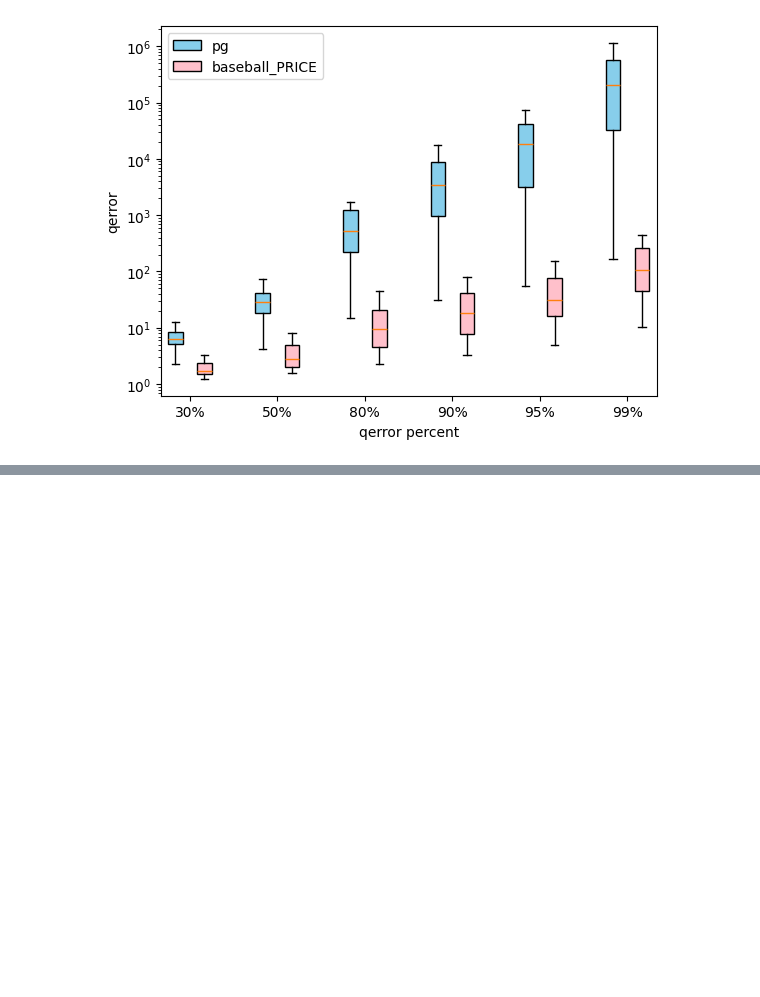
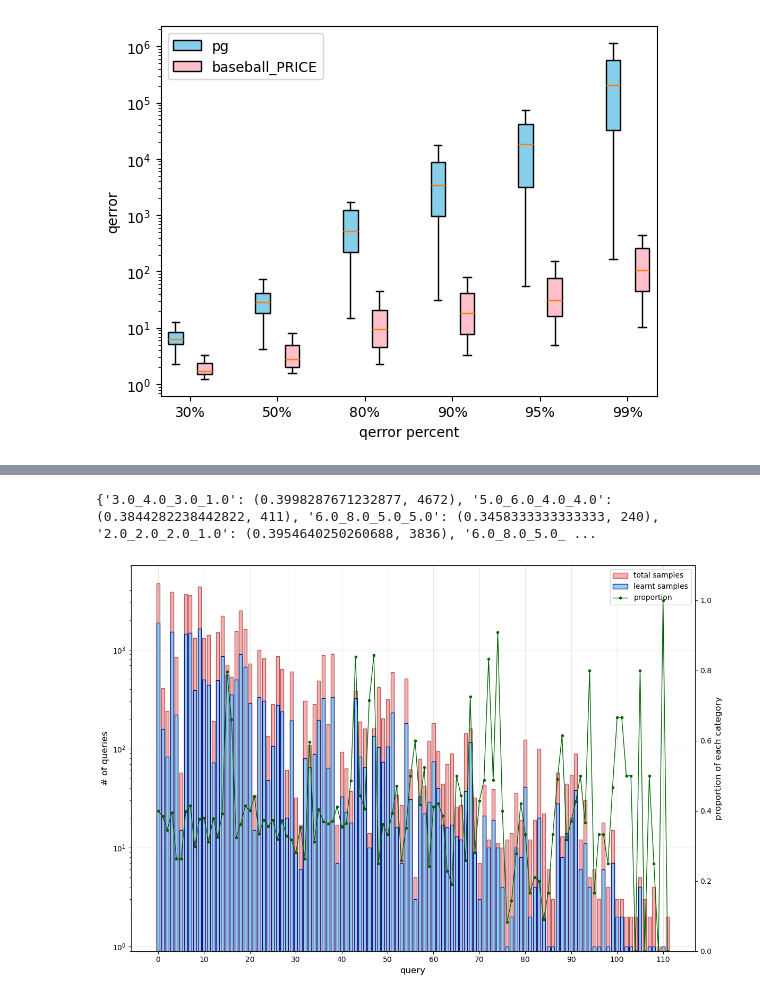
Before and after one commit to spiceandwolf/PRICE, a Jupyter notebook: draw_figure.ipynb, the cells around one changed output, grey strips where cells are left out. Drawn from its saved outputs; the diff is of its cells as text; code cells hidden in the pictures; blank space fills up the shorter version.

```diff
--- a/draw_figure.ipynb
+++ b/draw_figure.ipynb
@@ -468,0 +690,57 @@ plt.show()
+# %%
+#  Proportion of Learnt Samples in the Baseball Database by Query Categories
+
+import matplotlib.pyplot as plt
+import json
+import numpy as np
+
+with open('results/domain_scores/summary_baseball_scores.json', 'r', encoding='utf-8') as fin:
+        summary = json.load(fin)
+
+q_score, total_q_scores = summary['149']
+
+keys = list(q_score.keys())
+q_values = [q_score[key] for key in keys]
+total_values = [total_q_scores[key] for key in keys]
+
+proportions = [q_score[key] / total_q_scores[key] for key in keys]
+print({key: (q_score[key] / total_q_scores[key], total_q_scores[key]) for key in keys})
+
+fig, ax1 = plt.subplots(figsize=(12, 8))
+
+x = np.arange(len(keys))
+
+width = 0.35
+
+bars_total = ax1.bar(x, total_values, width=0.7, label='total samples',
+                     color='lightcoral', alpha=0.6, edgecolor='darkred', linewidth=1)
+bars_q = ax1.bar(x, q_values, width=0.7, label='learnt samples',
+                 color='skyblue', alpha=0.9, edgecolor='darkblue', linewidth=1)
+
+ax1.set_yscale('log')
+ax1.set_ylim(0.9, None)
+ax1.set_ylabel('# of queries', fontsize=12)
+ax1.set_xlabel('query', fontsize=12)
+
+ax2 = ax1.twinx()
+line = ax2.plot(x, proportions, 'go-', linewidth=1, markersize=3, label='proportion', color='darkgreen')
+
+ax2.set_ylabel('proportion of each category', fontsize=12)
+ax2.set_ylim(0, 1.1)
+
+ax1.set_xticks(x[::10])
+ax1.set_xticklabels([f'{i}' for i in x[::10]])
+
+lines1, labels1 = ax1.get_legend_handles_labels()
+lines2, labels2 = ax2.get_legend_handles_labels()
+ax1.legend(lines1 + lines2, labels1 + labels2, loc='upper right')
+
+ax1.grid(True, alpha=0.3)
+
+plt.tight_layout()
+
+plt.savefig('sample_proportion.pdf', format='pdf', bbox_inches='tight')
+plt.show()
+# %% [output]
+{'3.0_4.0_3.0_1.0': (0.3998287671232877, 4672), '5.0_6.0_4.0_4.0': (0.3844282238442822, 411), '6.0_8.0_5.0_5.0': (0.3458333333333333, 240), '2.0_2.0_2.0_1.0': (0.3954640250260688, 3836), '6.0_8.0_5.0_ ...
+[figure, added]
```
Also changed, not shown: parts of 3 cells of this notebook, 14 other files.
